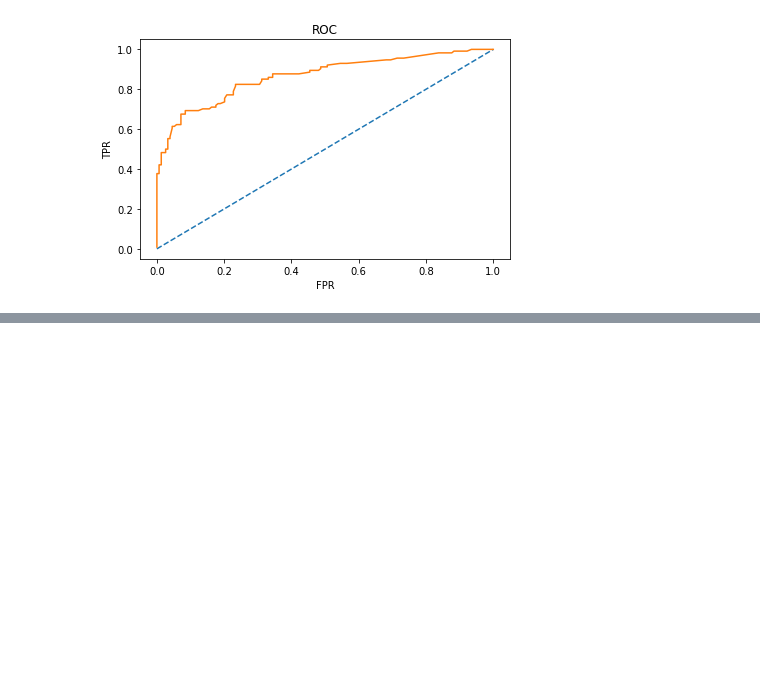
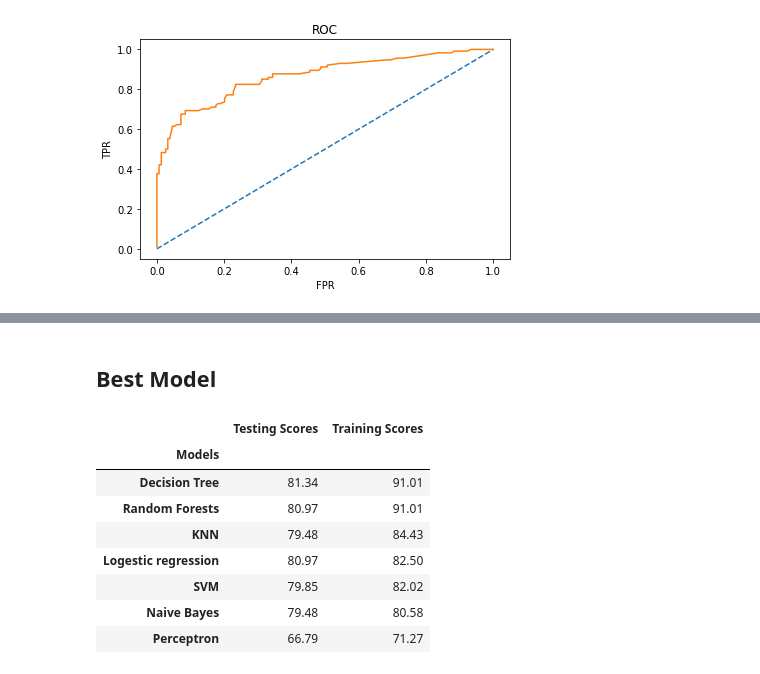
Before and after one commit to ElleKirilova/Kaggle-Datasets, a Jupyter notebook: Titanic/Titanic.ipynb, the cells around one changed output, grey strips where cells are left out. Saved outputs shown, nothing was run; the diff lists cells and outputs as text; code cells hidden in the pictures; blank space fills up the shorter version.

```diff
--- a/Titanic/Untitled.ipynb
+++ b/Titanic/Titanic.ipynb
@@ -468,0 +513,9 @@ avg / total       0.81      0.81      0.81       268
+# %%
+# Perceptron
+perceptron = Perceptron(max_iter=5)
+perceptron.fit(x_train,y_train)
+per_train_acc = round(perceptron.score(x_train,y_train)*100,2)
+per_test_acc = round(perceptron.score(x_test,y_test)*100,2)
+y_pred = perceptron.predict(x_test)
+print confusion_matrix(y_test,y_pred)
+print classification_report(y_test,y_pred)
@@ -468,0 +531,9 @@ avg / total       0.81      0.81      0.81       268
+# %%
+#linear SVC
+linear_svc = LinearSVC()
+linear_svc.fit(x_train,y_train)
+svc_train_acc = round(linear_svc.score(x_train,y_train)*100,2)
+svc_test_acc = round(linear_svc.score(x_test,y_test)*100,2)
+y_pred = linear_svc.predict(x_test)
+print confusion_matrix(y_test,y_pred)
+print classification_report(y_test,y_pred)
@@ -468,0 +549,9 @@ avg / total       0.81      0.81      0.81       268
+# %%
+#Decision tree
+dtree = DecisionTreeClassifier()
+dtree.fit(x_train,y_train)
+tree_train_acc = round(dtree.score(x_train,y_train)*100,2)
+tree_test_acc = round(dtree.score(x_test,y_test)*100,2)
+y_pred = dtree.predict(x_test)
+print confusion_matrix(y_test,y_pred)
+print classification_report(y_test,y_pred)
@@ -468,0 +567,23 @@ avg / total       0.81      0.81      0.81       268
+# %% [markdown]
+## Best Model
+# %%
+Models =pd.DataFrame({
+    'Models':['Decision Tree','KNN','Logestic regression','Perceptron','Random Forests','SVM',
+              'Naive Bayes'],
+    'Training Scores':[tree_train_acc,knn_train_acc,lgmod_train_acc,per_train_acc,rfc_train_acc,svc_train_acc,gau_train_acc],
+    'Testing Scores':[tree_test_acc,knn_test_acc,lgmod_test_acc,per_test_acc,rfc_test_acc,svc_test_acc,gau_test_acc]
+})
+Models.sort_values(by=['Training Scores'],ascending =False,inplace=True)
+Models.set_index('Models',inplace=True)
+# %%
+Models
+# %% [output]
+|  | Testing Scores | Training Scores |
+| Models |  |  |
+| Decision Tree | 81.34 | 91.01 |
+| Random Forests | 80.97 | 91.01 |
+| KNN | 79.48 | 84.43 |
+| Logestic regression | 80.97 | 82.50 |
+| SVM | 79.85 | 82.02 |
+| Naive Bayes | 79.48 | 80.58 |
+| Perceptron | 66.79 | 71.27 |
```
Also changed, not shown: parts of 11 cells of this notebook.
